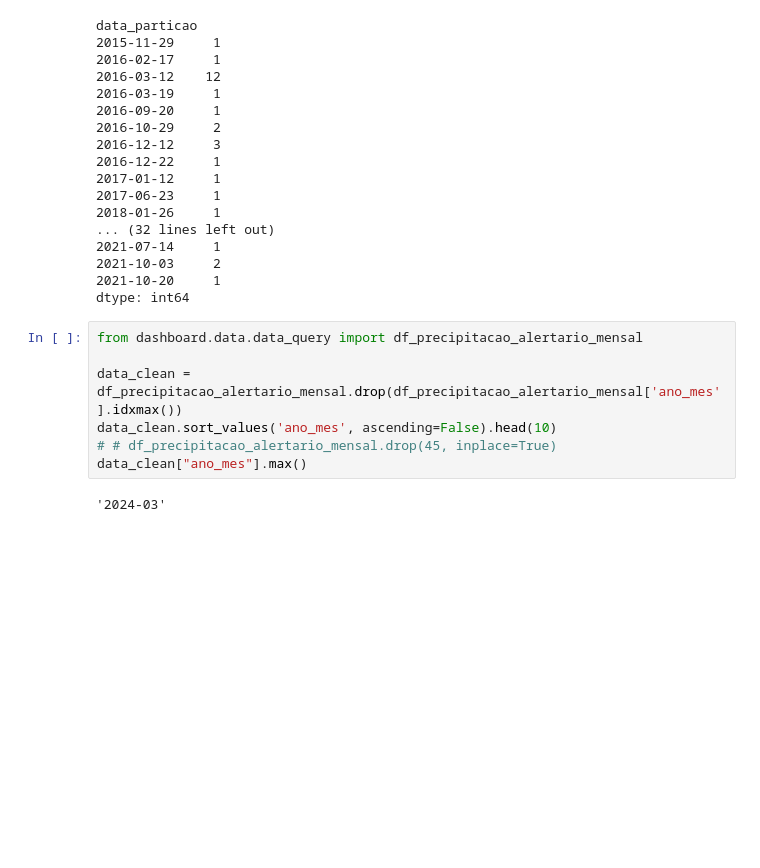
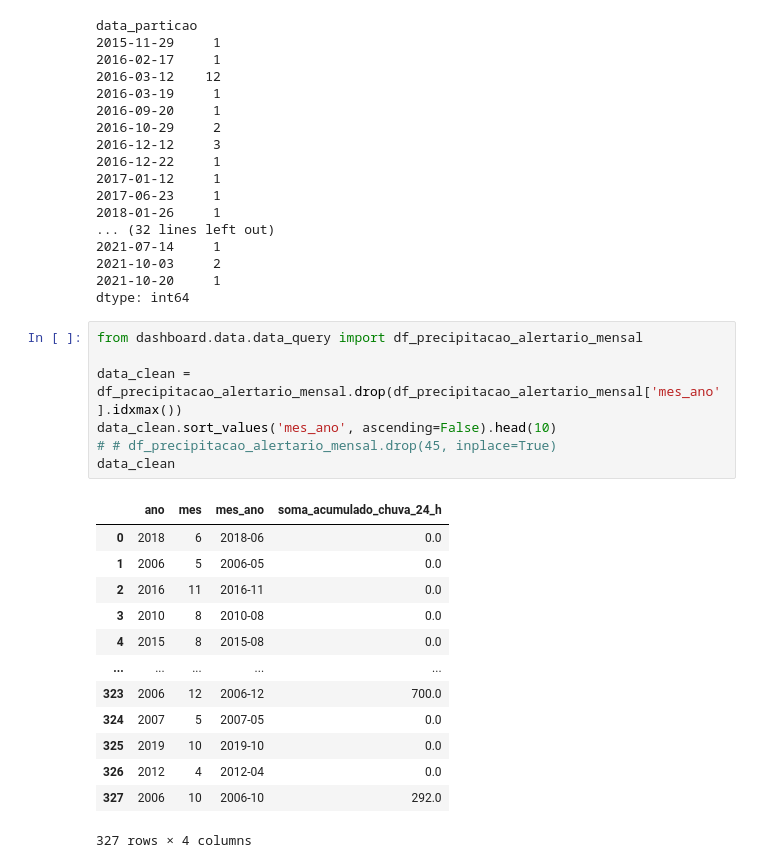
Before and after one commit to GBussDS/jggp.hackaton, a Jupyter notebook: teste.ipynb, the cells around one changed output. Saved outputs shown, nothing was run; the diff lists cells and outputs as text; blank space fills up the shorter version.

```diff
--- a/teste.ipynb
+++ b/teste.ipynb
@@ -94,9 +94,21 @@ dtype: int64
 # %%
 from dashboard.data.data_query import df_precipitacao_alertario_mensal
 
-data_clean = df_precipitacao_alertario_mensal.drop(df_precipitacao_alertario_mensal['ano_mes'].idxmax())
-data_clean.sort_values('ano_mes', ascending=False).head(10)
+data_clean = df_precipitacao_alertario_mensal.drop(df_precipitacao_alertario_mensal['mes_ano'].idxmax())
+data_clean.sort_values('mes_ano', ascending=False).head(10)
 # # df_precipitacao_alertario_mensal.drop(45, inplace=True)
-data_clean["ano_mes"].max()
+data_clean
 # %% [output]
+|  | ano | mes | mes_ano | soma_acumulado_chuva_24_h |
+| 0 | 2018 | 6 | 2018-06 | 0.0 |
+| 1 | 2006 | 5 | 2006-05 | 0.0 |
+| 2 | 2016 | 11 | 2016-11 | 0.0 |
+| 3 | 2010 | 8 | 2010-08 | 0.0 |
+| 4 | 2015 | 8 | 2015-08 | 0.0 |
+| ... | ... | ... | ... | ... |
+| 323 | 2006 | 12 | 2006-12 | 700.0 |
+| 324 | 2007 | 5 | 2007-05 | 0.0 |
+| 325 | 2019 | 10 | 2019-10 | 0.0 |
+| 326 | 2012 | 4 | 2012-04 | 0.0 |
+| 327 | 2006 | 10 | 2006-10 | 292.0 |
-'2024-03'
+327 rows × 4 columns
```
Also changed, not shown: parts of 1 cell of this notebook, 2 other files.
